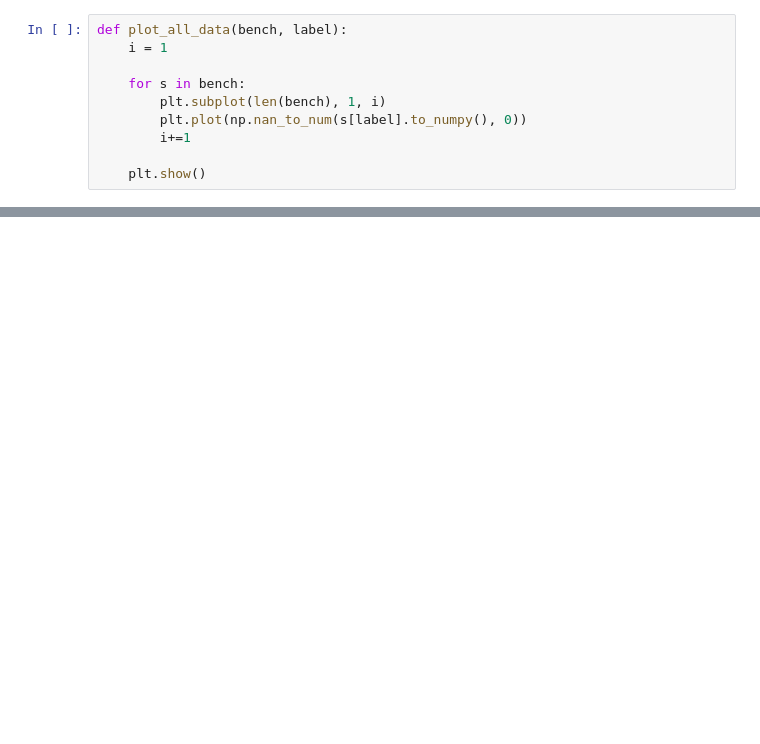
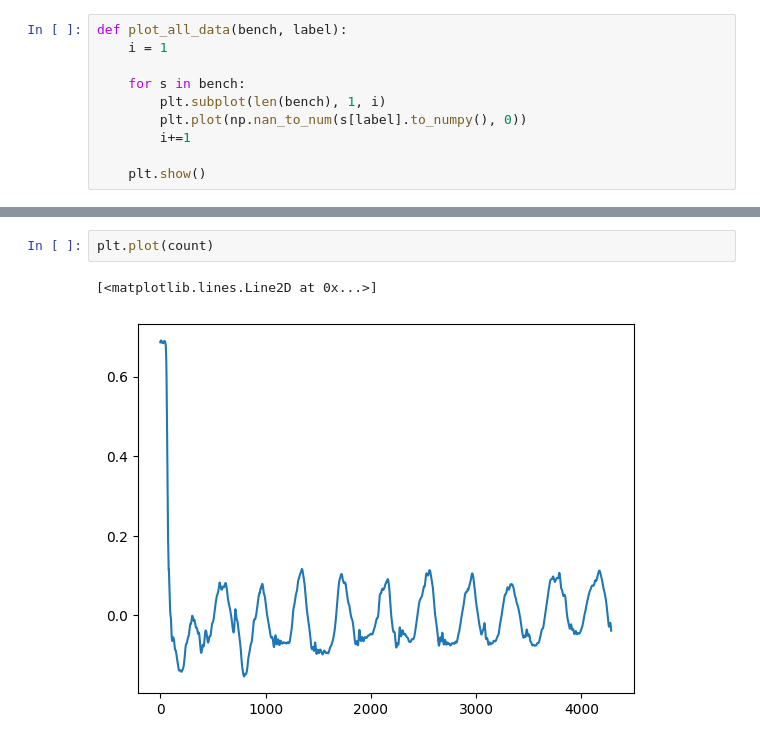
Before and after one commit to NealC17/senior_design, a Jupyter notebook: real_data.ipynb, the cells around one changed output, grey strips where cells are left out. Saved outputs shown, nothing was run; the diff lists cells and outputs as text; blank space fills up the shorter version.

```diff
--- a/real_data.ipynb
+++ b/real_data.ipynb
@@ -257,0 +264,5 @@ plot_all_data(bench, 'rotationRateX')
+# %%
+plt.plot(count)
+# %% [output]
+[<matplotlib.lines.Line2D at 0x...>]
+[figure, added]
```
Also changed, not shown: parts of 13 cells of this notebook, 42 other files.
